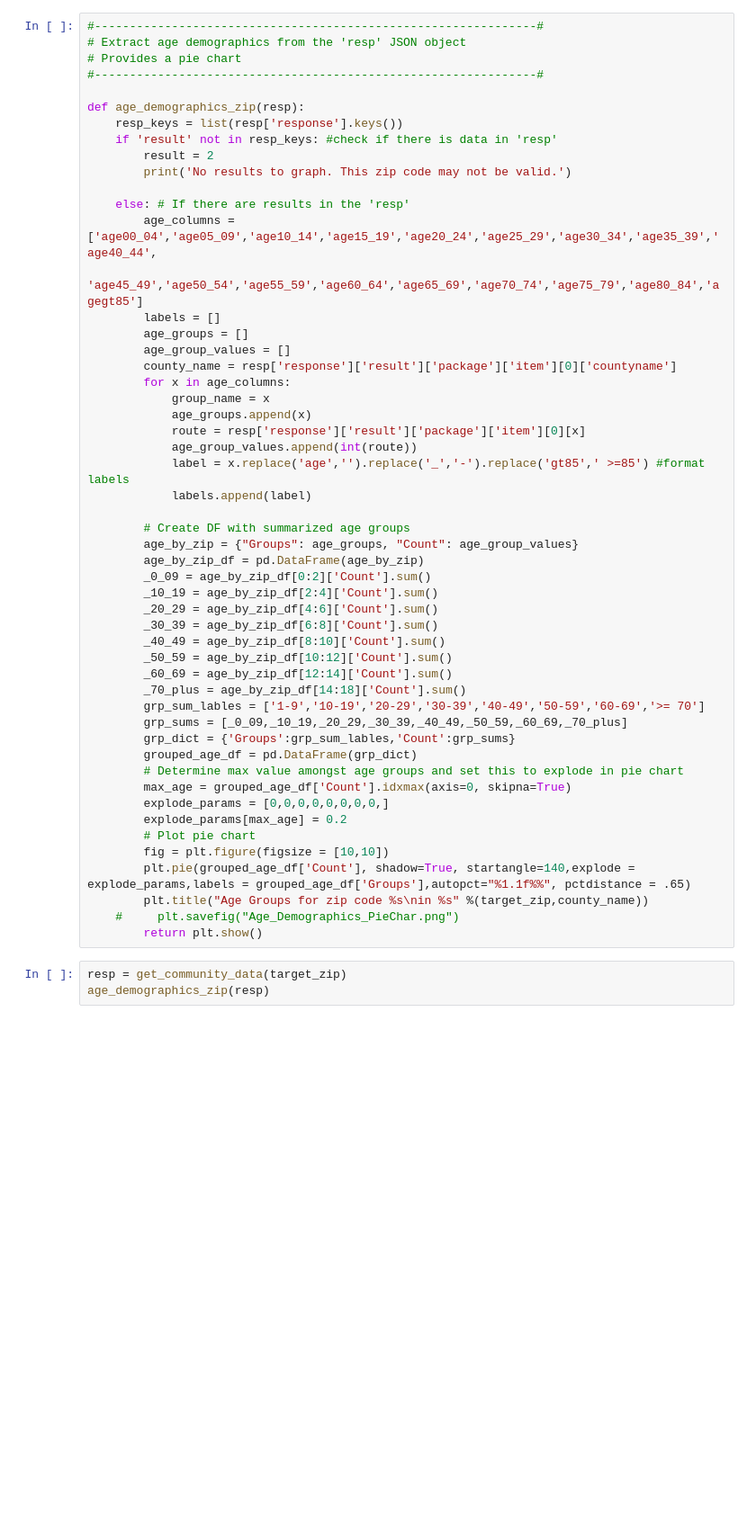
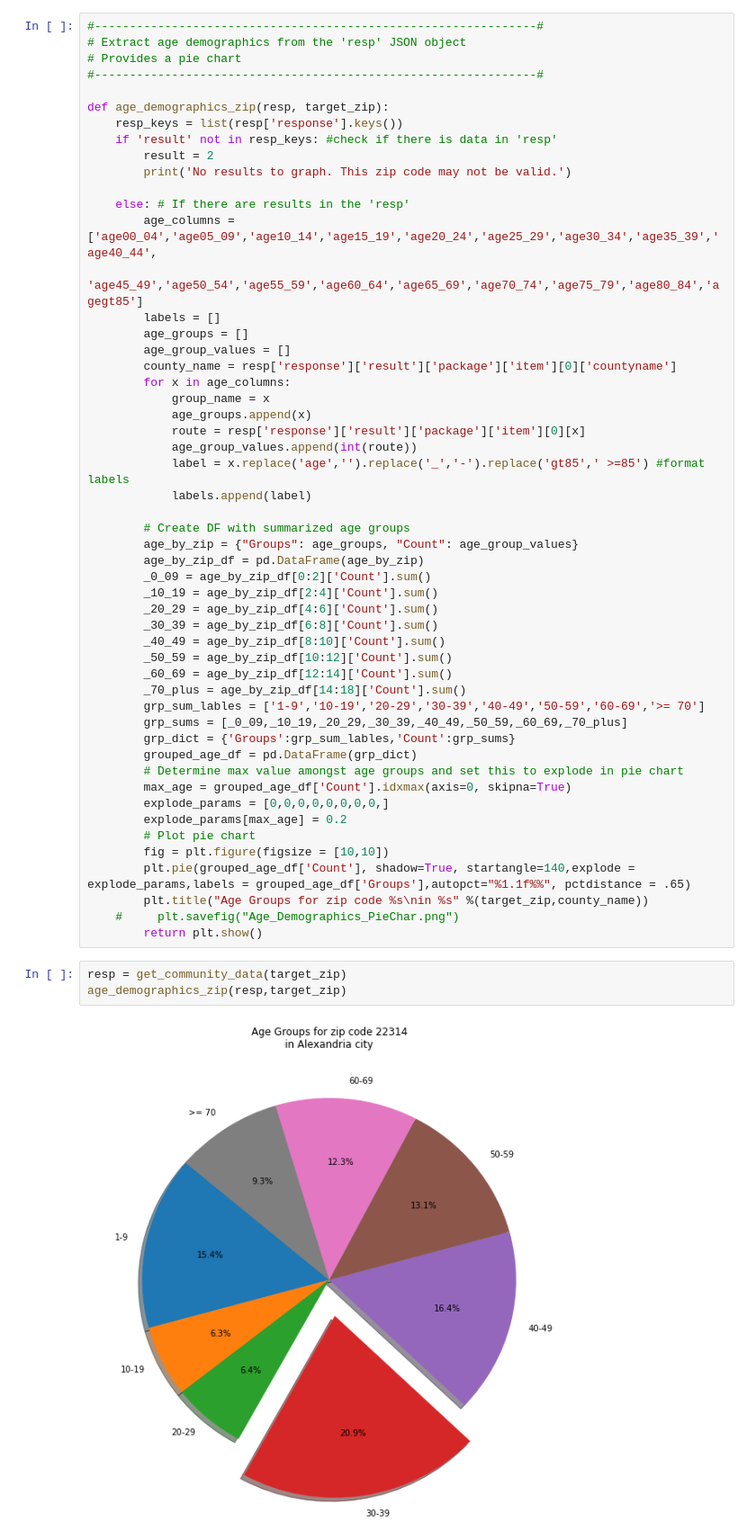
Before and after one commit to miriambrk/CityScore-ZipSlip-, a Jupyter notebook: Age_Demographics_from_GroupData_KJK.ipynb, the cells around one changed output. Shown: that part at 90% size. Drawn from its saved outputs; the diff is of its cells as text; blank space fills up the shorter version.

```diff
--- a/Age_Demographics_from_GroupData_KJK.ipynb
+++ b/Age_Demographics_from_GroupData_KJK.ipynb
@@ -52,7 +55,7 @@ def get_community_data(target_zip):
 # Provides a pie chart
 #---------------------------------------------------------------#
 
-def age_demographics_zip(resp):
+def age_demographics_zip(resp, target_zip):
     resp_keys = list(resp['response'].keys())
     if 'result' not in resp_keys: #check if there is data in 'resp'
         result = 2
@@ -100,4 +103,6 @@ def age_demographics_zip(resp):
         return plt.show()
 # %%
 resp = get_community_data(target_zip)
-age_demographics_zip(resp)
+age_demographics_zip(resp,target_zip)
+# %% [output]
+[figure, added]
```
Also changed, not shown: parts of 2 cells of this notebook, 1 other file.
